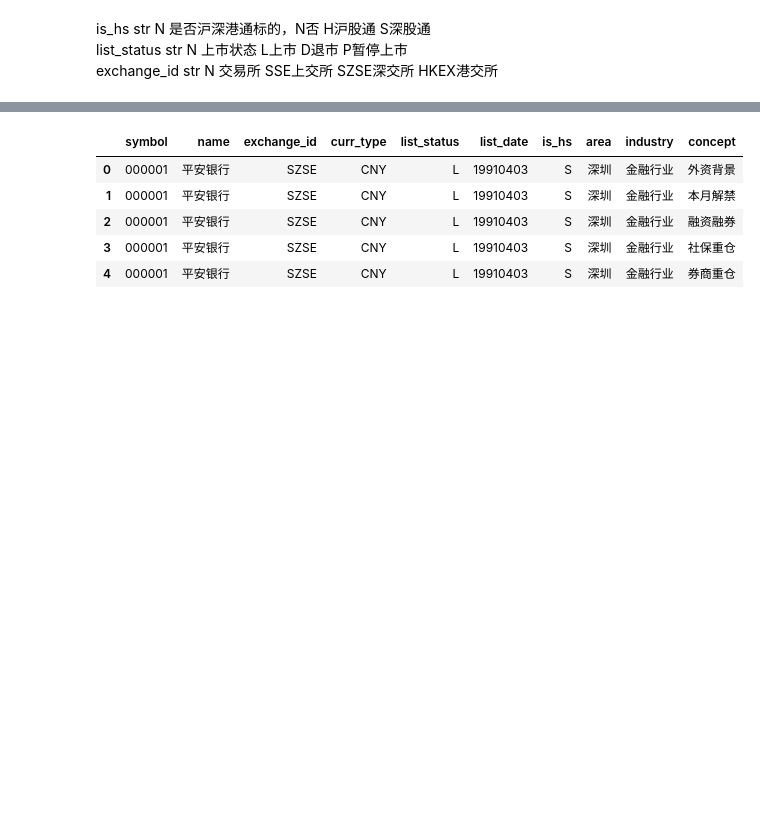
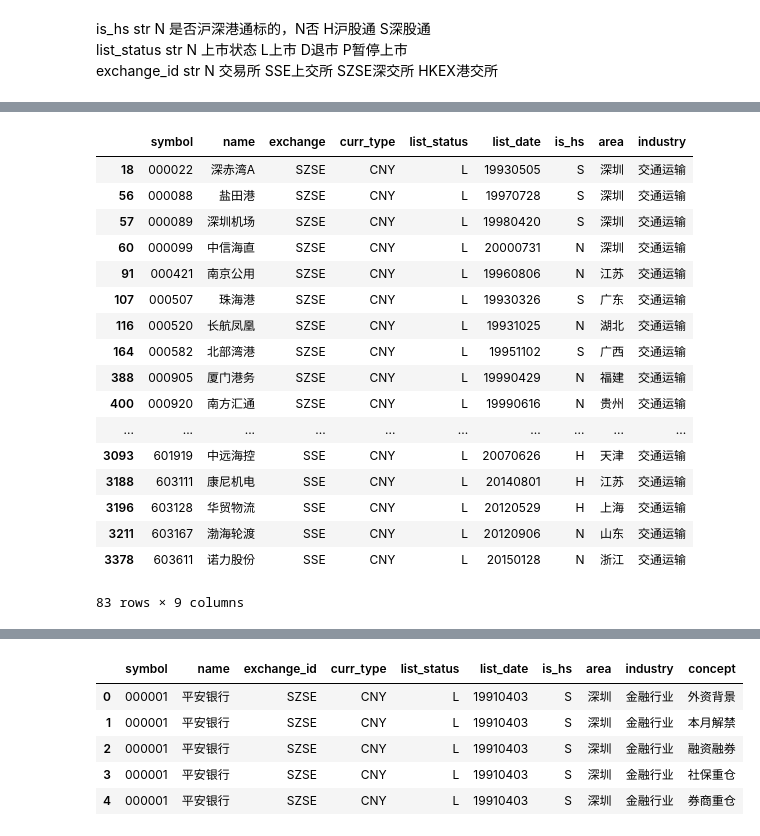
Before and after one commit to mayi140611/finance, a Jupyter notebook: 股票画像.ipynb, the cells around one changed output, grey strips where cells are left out. Saved outputs shown, nothing was run; the diff lists cells and outputs as text; code cells hidden in the pictures; blank space fills up the shorter version.

```diff
--- a/股票画像.ipynb
+++ b/股票画像.ipynb
@@ -103,0 +135,2 @@ df3.head()
+# %%
+df5 = df4.fillna('')
@@ -103,0 +142,21 @@ df3.head()
+# %%
+df5[df5['industry']=='交通运输']
+# %% [output]
+|  | symbol | name | exchange | curr_type | list_status | list_date | is_hs | area | industry |
+| 18 | 000022 | 深赤湾A | SZSE | CNY | L | 19930505 | S | 深圳 | 交通运输 |
+| 56 | 000088 | 盐田港 | SZSE | CNY | L | 19970728 | S | 深圳 | 交通运输 |
+| 57 | 000089 | 深圳机场 | SZSE | CNY | L | 19980420 | S | 深圳 | 交通运输 |
+| 60 | 000099 | 中信海直 | SZSE | CNY | L | 20000731 | N | 深圳 | 交通运输 |
+| 91 | 000421 | 南京公用 | SZSE | CNY | L | 19960806 | N | 江苏 | 交通运输 |
+| 107 | 000507 | 珠海港 | SZSE | CNY | L | 19930326 | S | 广东 | 交通运输 |
+| 116 | 000520 | 长航凤凰 | SZSE | CNY | L | 19931025 | N | 湖北 | 交通运输 |
+| 164 | 000582 | 北部湾港 | SZSE | CNY | L | 19951102 | S | 广西 | 交通运输 |
+| 388 | 000905 | 厦门港务 | SZSE | CNY | L | 19990429 | N | 福建 | 交通运输 |
+| 400 | 000920 | 南方汇通 | SZSE | CNY | L | 19990616 | N | 贵州 | 交通运输 |
+| ... | ... | ... | ... | ... | ... | ... | ... | ... | ... |
+| 3093 | 601919 | 中远海控 | SSE | CNY | L | 20070626 | H | 天津 | 交通运输 |
+| 3188 | 603111 | 康尼机电 | SSE | CNY | L | 20140801 | H | 江苏 | 交通运输 |
+| 3196 | 603128 | 华贸物流 | SSE | CNY | L | 20120529 | H | 上海 | 交通运输 |
+| 3211 | 603167 | 渤海轮渡 | SSE | CNY | L | 20120906 | N | 山东 | 交通运输 |
+| 3378 | 603611 | 诺力股份 | SSE | CNY | L | 20150128 | N | 浙江 | 交通运输 |
+83 rows × 9 columns
```
Also changed, not shown: parts of 28 cells of this notebook.
